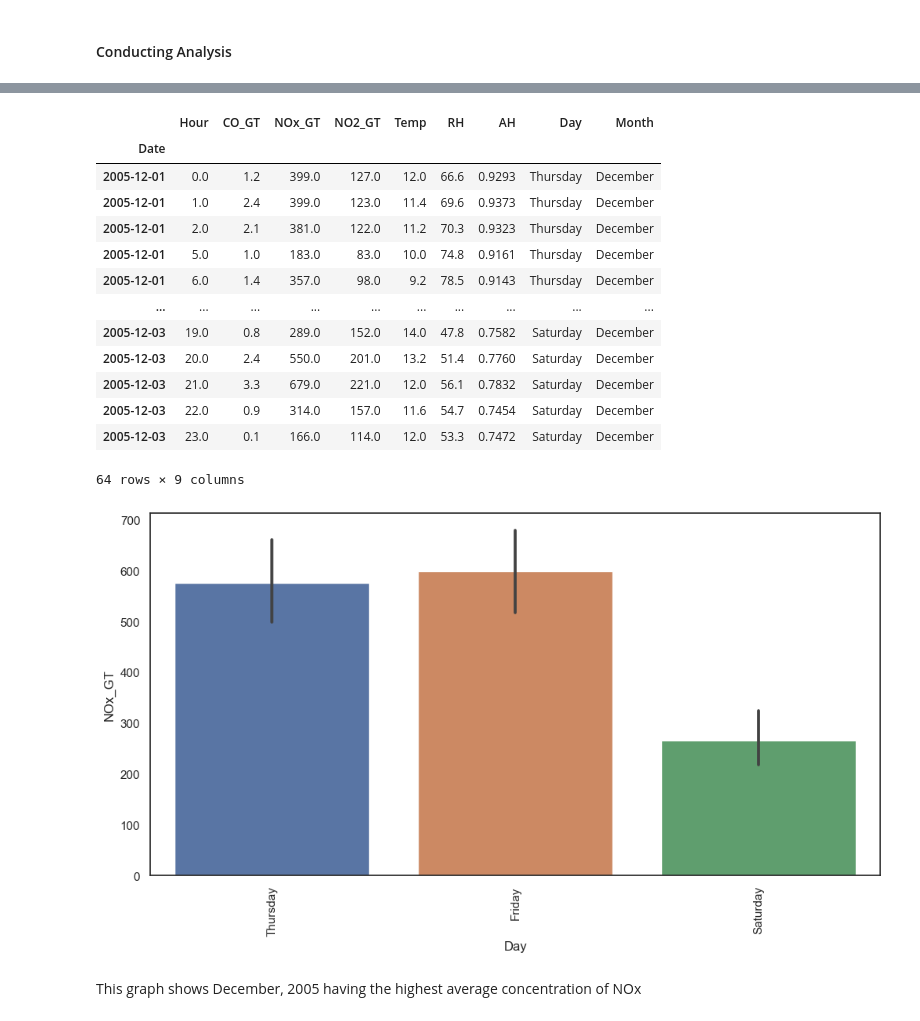
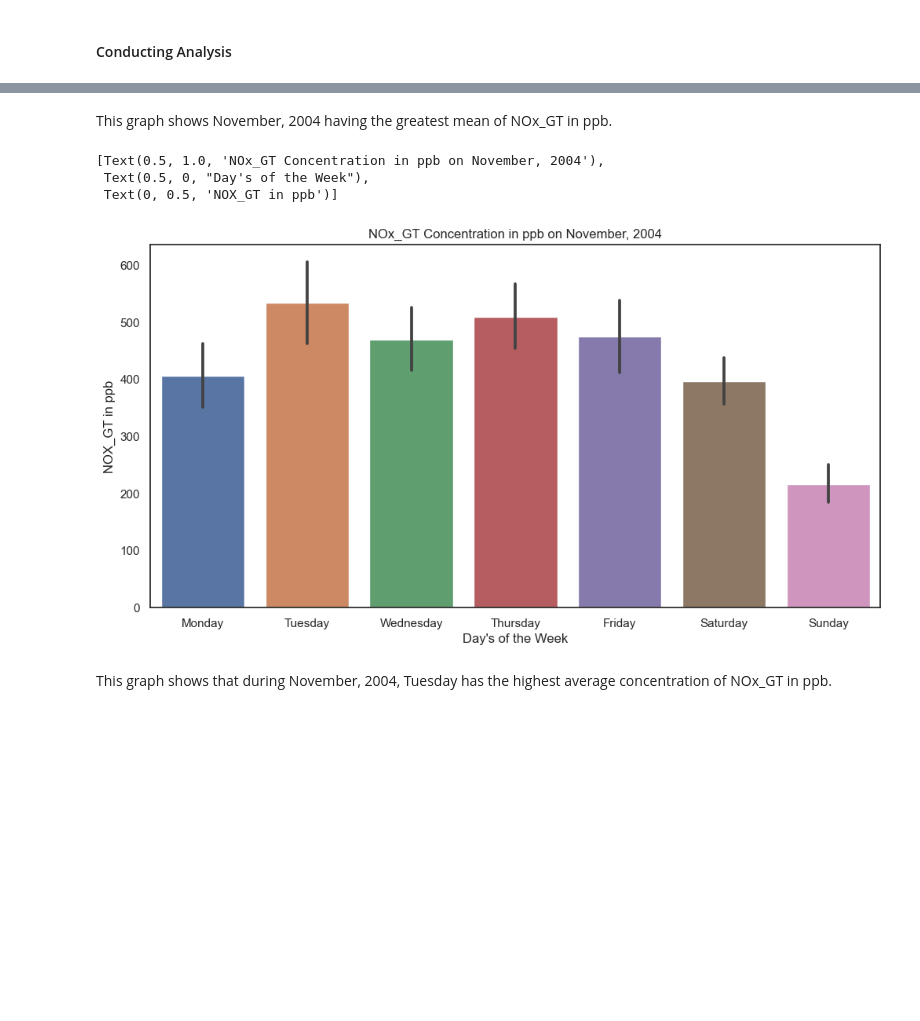
Before and after one commit to ubco-W2022T2-data301/project-group-group59, a Jupyter notebook: analysis/analysis1.ipynb, the cells around one changed output, grey strips where cells are left out. Saved outputs shown, nothing was run; the diff lists cells and outputs as text; code cells hidden in the pictures; blank space fills up the shorter version.

```diff
--- a/analysis/analysis1.ipynb
+++ b/analysis/analysis1.ipynb
@@ -345,8 +369,10 @@ df = pd.read_csv("../data/raw/AirQualityUCI.csv", sep=";", decimal=",")
 
 #Renaming importat columns for increased readability and data entery, followed by deletion of non-utilized columns. Lastly converting object to datetime.
 df = (df.rename(columns={'NOx(GT)':'NOx_GT', 'NO2(GT)':'NO2_GT', 'T':'Temp','CO(GT)':'CO_GT', 'Time':'Hour'})
-    .drop(df.columns[[3, 4, 5, 6, 8, 10, 11 ,15, 16,]], axis=1)
-    .astype({'Date': 'datetime64[ns]'}))
+    .drop(df.columns[[3, 4, 5, 6, 8, 10, 11 ,15, 16,]], axis=1))
+
+#Update convert to datetime
+df["Date"] = pd.to_datetime(df["Date"], format='%d/%m/%Y')
 #Replacing missing values with NaN.
 df.replace(to_replace=-200, value= np.NaN, inplace=True)
 
@@ -364,7 +390,7 @@ df2= (df.dropna()
 df2.set_index("Date", inplace= True)
 
 
-df2
+df2.head(30)
 # %% [output]
 |  | Hour | CO_GT | NOx_GT | NO2_GT | Temp | RH | AH | Day | Month |
 | Date |  |  |  |  |  |  |  |  |  |
@@ -479,27 +477,16 @@ avg_month_NOx_GT#Same problem here.
+# %% [markdown]
+This graph shows November, 2004 having the greatest mean of NOx_GT in ppb.
 # %%
-df4=df2.loc['2005-12-1':'2005-12-31']
+df4=df2.loc['2004-11-1':'2004-11-30']
 
 
 plt.figure(figsize=(12,6))
-plt.xticks(rotation=90)
-sns.barplot(x=df4['Day'], y= df4['NOx_GT'])
-df4#seems the index is breaking, will look into.
+sns.barplot(x=df4['Day'], y= df4['NOx_GT']).set(title='NOx_GT Concentration in ppb on November, 2004', xlabel ="Day's of the Week", ylabel = "NOX_GT in ppb")
 # %% [output]
-|  | Hour | CO_GT | NOx_GT | NO2_GT | Temp | RH | AH | Day | Month |
-| Date |  |  |  |  |  |  |  |  |  |
-| 2005-12-01 | 0.0 | 1.2 | 399.0 | 127.0 | 12.0 | 66.6 | 0.9293 | Thursday | December |
-| 2005-12-01 | 1.0 | 2.4 | 399.0 | 123.0 | 11.4 | 69.6 | 0.9373 | Thursday | December |
-| 2005-12-01 | 2.0 | 2.1 | 381.0 | 122.0 | 11.2 | 70.3 | 0.9323 | Thursday | December |
-| 2005-12-01 | 5.0 | 1.0 | 183.0 | 83.0 | 10.0 | 74.8 | 0.9161 | Thursday | December |
-| 2005-12-01 | 6.0 | 1.4 | 357.0 | 98.0 | 9.2 | 78.5 | 0.9143 | Thursday | December |
-| ... | ... | ... | ... | ... | ... | ... | ... | ... | ... |
-| 2005-12-03 | 19.0 | 0.8 | 289.0 | 152.0 | 14.0 | 47.8 | 0.7582 | Saturday | December |
-| 2005-12-03 | 20.0 | 2.4 | 550.0 | 201.0 | 13.2 | 51.4 | 0.7760 | Saturday | December |
-| 2005-12-03 | 21.0 | 3.3 | 679.0 | 221.0 | 12.0 | 56.1 | 0.7832 | Saturday | December |
-| 2005-12-03 | 22.0 | 0.9 | 314.0 | 157.0 | 11.6 | 54.7 | 0.7454 | Saturday | December |
-| 2005-12-03 | 23.0 | 0.1 | 166.0 | 114.0 | 12.0 | 53.3 | 0.7472 | Saturday | December |
-64 rows × 9 columns
+[Text(0.5, 1.0, 'NOx_GT Concentration in ppb on November, 2004'),
+ Text(0.5, 0, "Day's of the Week"),
+ Text(0, 0.5, 'NOX_GT in ppb')]
-[figure, old version]
+[figure, new version]
 # %% [markdown]
-This graph shows December, 2005 having the highest average concentration of NOx
+This graph shows that during November, 2004, Tuesday has the highest average concentration of NOx_GT in ppb.
 # %%
```
Also changed, not shown: parts of 22 cells of this notebook, 2 other files.
